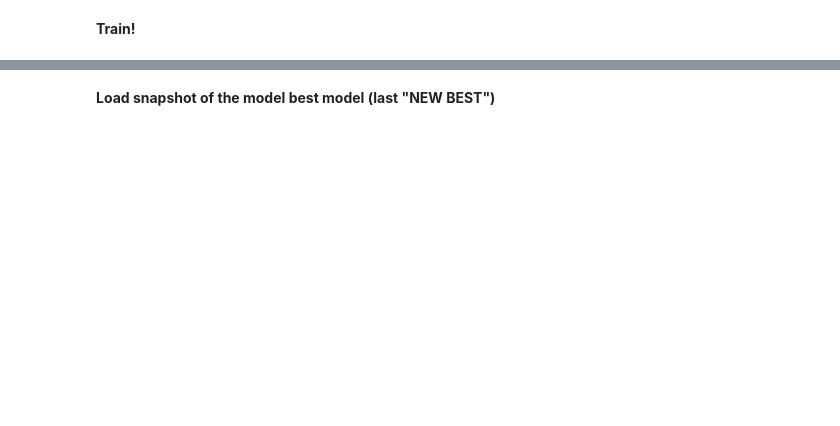
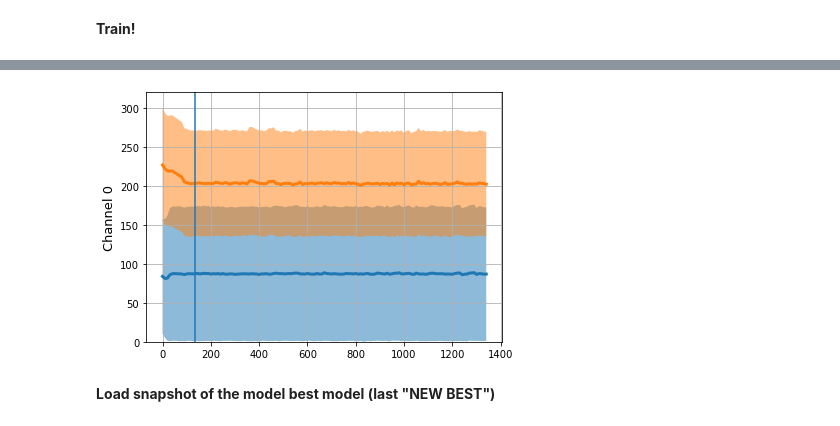
Before and after one commit to Morgan243/ECOGSpeech, a Jupyter notebook: notebooks/Northwestern Example.ipynb, the cells around one changed output, grey strips where cells are left out. Cells and saved outputs as stored; diff of their text form; code cells hidden in the pictures; blank space fills up the shorter version.

```diff
--- a/notebooks/Northwestern Example.ipynb
+++ b/notebooks/Northwestern Example.ipynb
@@ -195,0 +255,3 @@ msinc_res = msinc_trainer.train(n_epochs)
+# %%
+lowhz_df_map, highhz_df_map, centerhz_df_map = base.BaseMultiSincNN.parse_band_parameter_training_hist(msinc_trainer.batch_cb_history['band_params'],
+                                                                                                      fs=600)
@@ -196,3 +266,29 @@ msinc_res = msinc_trainer.train(n_epochs)
+# %%
+best_batch_i = (msinc_trainer.best_model_epoch + 1) * (len(dl_map['train']))
+
+ax = None
+ix_slice = slice(None, None, 10)
+(ch_i, lowhz_df), (_, highhz_df), (_, centerhz_df) = ((0, lowhz_df_map[0]),
+                                                      (0, highhz_df_map[0]),
+                                                      (0, centerhz_df_map[0]))
+#ax=axs.reshape(-1)[ch_i]
+for c in lowhz_df.columns:
+    ax = centerhz_df.loc[ix_slice][c].plot(ax=ax, lw=3)
+    ax.fill_between(centerhz_df.loc[ix_slice].index,
+                    lowhz_df.loc[ix_slice][c],
+                    highhz_df.loc[ix_slice][c],
+                    alpha=0.5)
+ax.grid(True)
+ax.set_ylim(0, 320)
+#ax.set_xlim(0, centerhz_df.shape[0])
+#ax.set_xlim(0, 35*len(dataloader))
+#ax.set_title(ch_i)
+ax.set_ylabel("Channel %d" % ch_i, fontsize=13)
+ax.axvline(best_batch_i, label='Best model snapshot')
+fig = ax.get_figure()
+fig.tight_layout()
+# %% [output]
+[figure, added]
 # %% [markdown]
 **Load snapshot of the model best model (last "NEW BEST")**
 # %%
```
Also changed, not shown: parts of 51 cells of this notebook.
